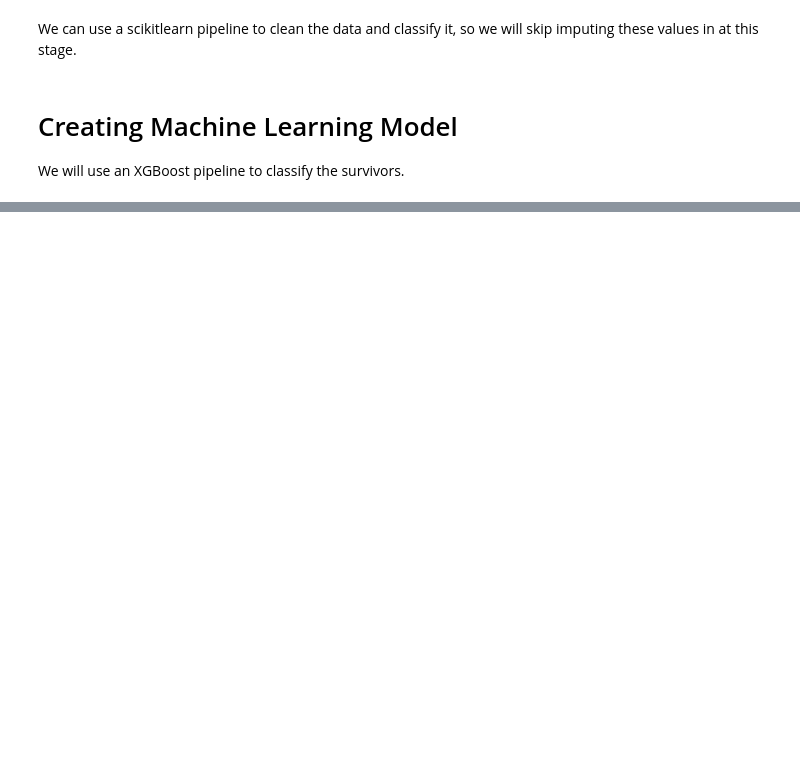
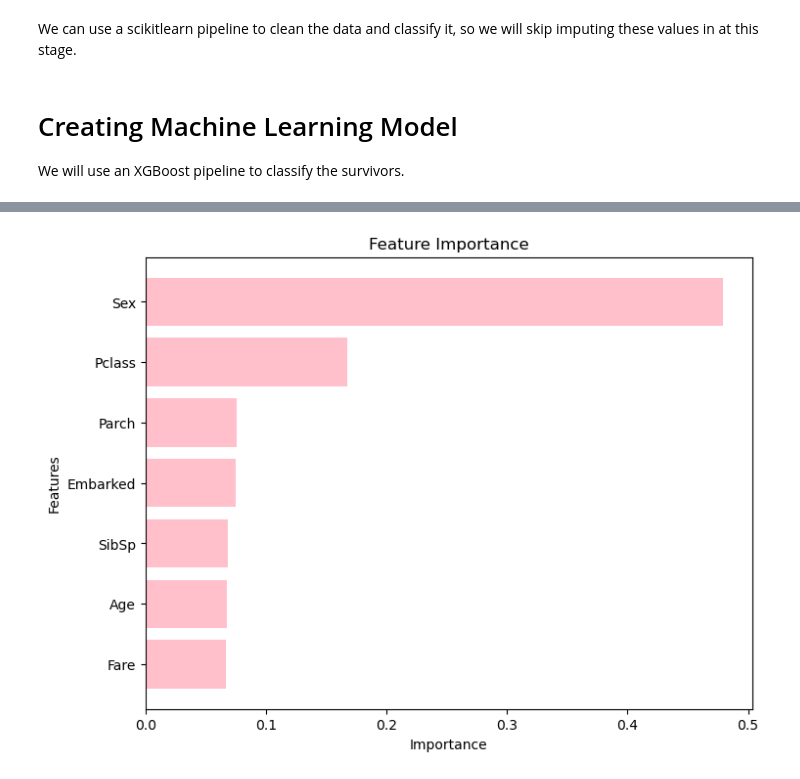
Before and after one commit to Dinamush/CodeAlpha_tasks, a Jupyter notebook: Titanic Survival Prediction.ipynb, the cells around one changed output, grey strips where cells are left out. Drawn from its saved outputs; the diff is of its cells as text; code cells hidden in the pictures; blank space fills up the shorter version.

```diff
--- a/Titanic Survival Prediction.ipynb
+++ b/Titanic Survival Prediction.ipynb
@@ -76,0 +261,31 @@ X_train, X_valid, y_train, y_valid = train_test_split(X, y, test_size=0.2, rando
+# %%
+
+# Extracting feature names after preprocessing
+# For numerical features, get the names after transformation
+numerical_feature_names = pipeline.named_steps['preprocessor']\
+    .named_transformers_['num'].named_steps['scaler']\
+    .get_feature_names_out(input_features=numerical_cols)
+
+# For categorical features, get the names after one-hot encoding
+categorical_feature_names = pipeline.named_steps['preprocessor']\
+    .named_transformers_['cat'].named_steps['onehot']\
+    .get_feature_names_out(input_features=categorical_cols)
+
+# Concatenate numerical and categorical feature names
+feature_names = np.concatenate([numerical_feature_names, categorical_feature_names])
+
+# Accessing the XGBoost model from the pipeline
+xgb_model = pipeline.named_steps['classifier']
+
+# Extracting feature importance
+feature_importance = xgb_model.feature_importances_
+
+# Pairing feature names with their importance scores
+features_importance_dict = dict(zip(feature_names, feature_importance))
+
+# Sorting features by importance (descending order)
+sorted_features_importance = dict(sorted(features_importance_dict.items(), key=lambda x: x[1], reverse=True))
+
+# Print feature names and their importance scores
+for feature, importance in sorted_features_importance.items():
+    print(f"{feature}: {importance}")
@@ -76,0 +300,14 @@ X_train, X_valid, y_train, y_valid = train_test_split(X, y, test_size=0.2, rando
+# %%
+features = list(sorted_features_importance.keys())
+importance = list(sorted_features_importance.values())
+
+# Plotting the bar plot
+plt.figure(figsize=(8, 6))
+plt.barh(features, importance, color='pink')
+plt.xlabel('Importance')
+plt.ylabel('Features')
+plt.title('Feature Importance')
+plt.gca().invert_yaxis()  # Invert y-axis to have the most important feature on top
+plt.show()
+# %% [output]
+[figure, added]
```
Also changed, not shown: parts of 17 cells of this notebook.
